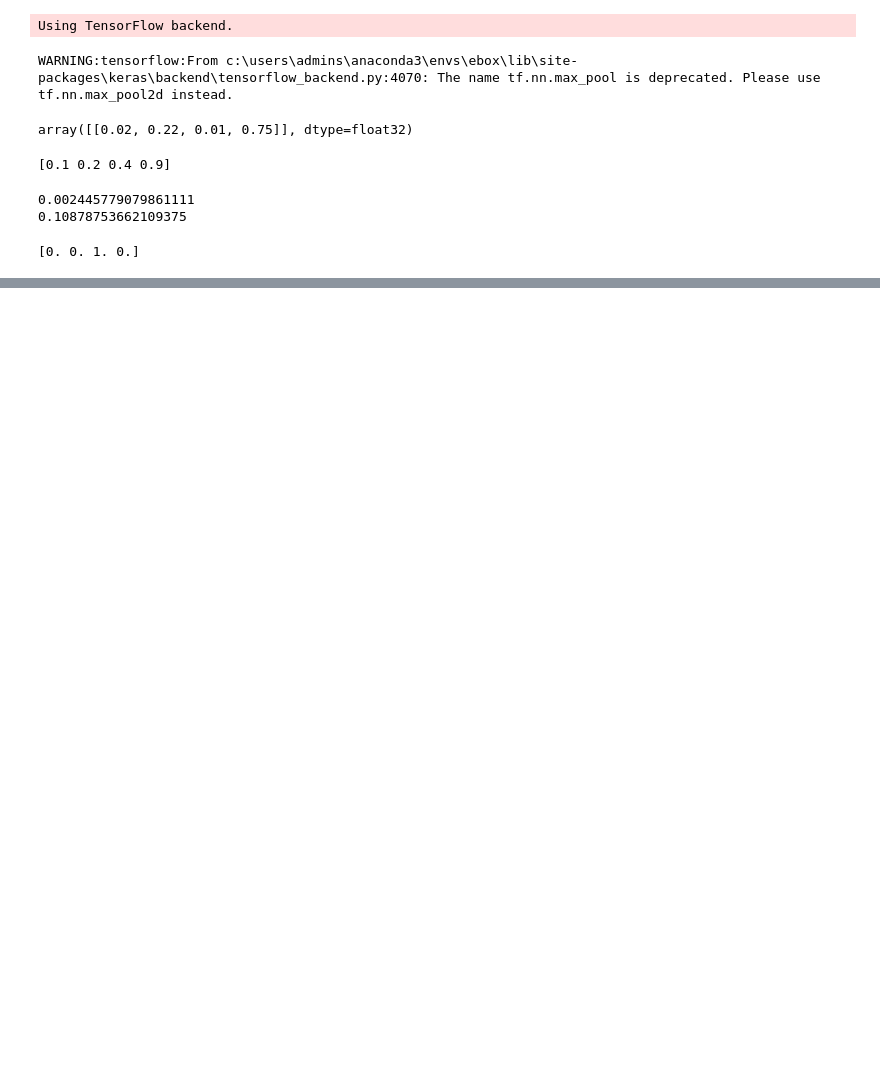
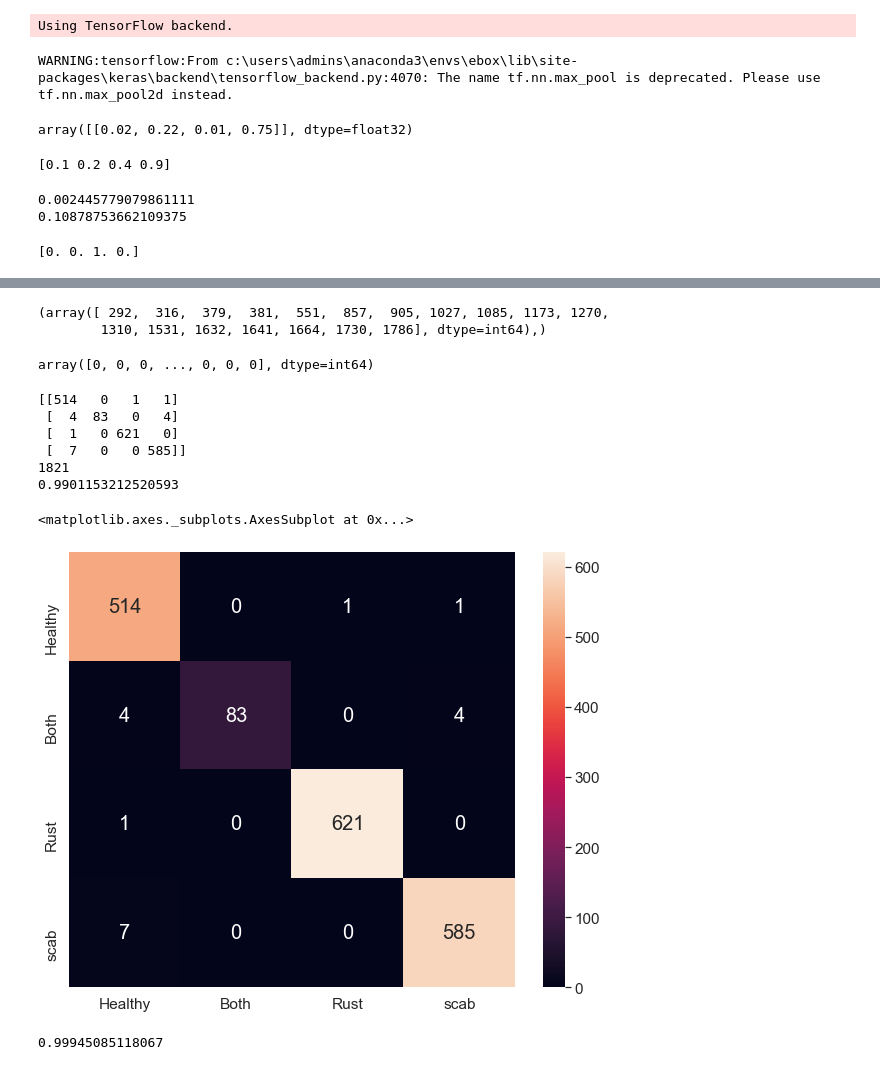
Before and after one commit to lhgiang149/apple_k, a Jupyter notebook: resnet/Untitled.ipynb, the cells around one changed output, grey strips where cells are left out. Cells and saved outputs as stored; diff of their text form; code cells hidden in the pictures; blank space fills up the shorter version.

```diff
--- a/resnet/Untitled.ipynb
+++ b/resnet/Untitled.ipynb
@@ -273,0 +266,56 @@ csv.to_csv (r'C:\Users\ADMINS\Desktop\result.csv', index = False, header=True)
+# %%
+np.where(np.sum(np.abs(y-final), axis = 1)!= 0)
+# %% [output]
+(array([ 292,  316,  379,  381,  551,  857,  905, 1027, 1085, 1173, 1270,
+        1310, 1531, 1632, 1641, 1664, 1730, 1786], dtype=int64),)
+# %%
+temp = [ 292,  316,  379,  381,  551,  857,  905, 1027, 1085, 1173, 1270,
+        1310, 1531, 1632, 1641, 1664, 1730, 1786]
+table=  ['Healthy', 'Both', 'Rust', 'Scab']
+for i in temp:
+    true_label = table[np.argmax(y[i])]
+    wrong_label = table[np.argmax(final[i])]
+    img_path = 'C:/Users/emage/OneDrive/Desktop/apple_k/data/train_image/'+str(i)+'.jpg'
+    image = cv2.imread(img_path)
+#     print(image.shape)
+    cv2.putText(image, 'True: ' +true_label, (60,70), cv2.FONT_HERSHEY_SIMPLEX, 3, (50,0,255), 3, cv2.LINE_AA)
+    cv2.putText(image, 'Predict: ' +wrong_label, (60,200), cv2.FONT_HERSHEY_SIMPLEX, 3, (250,0,255), 3, cv2.LINE_AA)
+    cv2.namedWindow('image',cv2.WINDOW_NORMAL)
+    cv2.resizeWindow('image', 900,500)
+    cv2.imshow('image',image)
+    cv2.waitKey()
+#     break
+cv2.destroyAllWindows()
+# %%
+np.sum(np.abs(y-final), axis = 1)
+# %% [output]
+array([0, 0, 0, ..., 0, 0, 0], dtype=int64)
+# %%
+import sklearn.metrics as sk
+a = np.round(sk.confusion_matrix(np.argmax(y,axis=1),np.argmax(final, axis=1)))
+b = sk.accuracy_score(np.argmax(y,axis=1),np.argmax(final, axis=1))
+print(a)
+print(np.sum(a))
+print(b)
+# %% [output]
+[[514   0   1   1]
+ [  4  83   0   4]
+ [  1   0 621   0]
+ [  7   0   0 585]]
+1821
+0.9901153212520593
+# %%
+import seaborn as sn
+import pandas as pd
+import matplotlib.pyplot as plt
+
+df_cm = pd.DataFrame(a, index = [i for i in ["Healthy", "Both", "Rust", "scab"]],
+                  columns = [i for i in ["Healthy", "Both", "Rust", "scab"]])
+# print(df_cm)
+plt.figure(figsize = (10,8))
+sn.set(font_scale=1.4)
+sn.heatmap(df_cm, annot=True, annot_kws={"size": 20}, fmt="d")
+# plt.savefig('C:/Users/emage/OneDrive/Desktop/image.png')
+# %% [output]
+<matplotlib.axes._subplots.AxesSubplot at 0x...>
+[figure, added]
@@ -273,0 +341,4 @@ csv.to_csv (r'C:\Users\ADMINS\Desktop\result.csv', index = False, header=True)
+# %%
+1820/1821
+# %% [output]
+0.99945085118067
```
Also changed, not shown: parts of 4 cells of this notebook, 7 other files.
